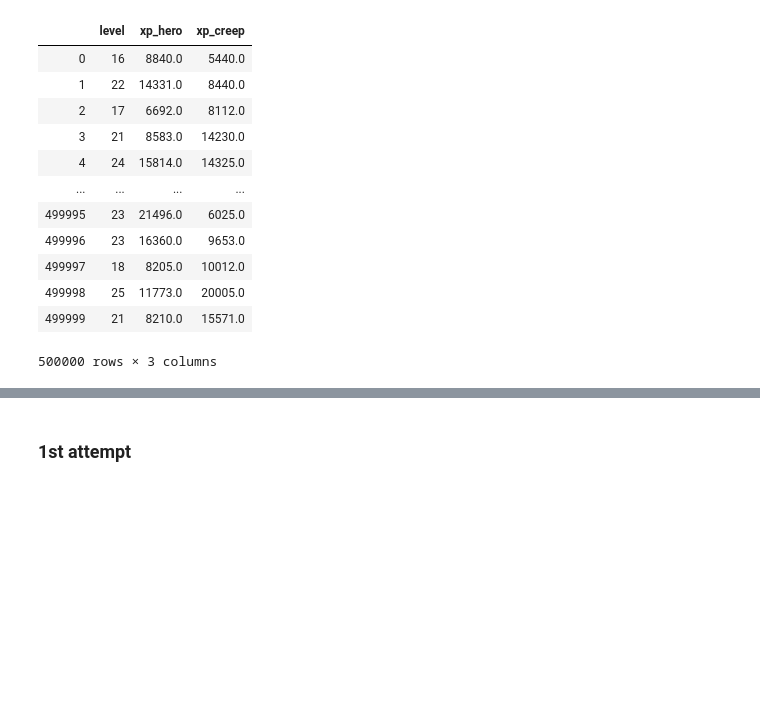
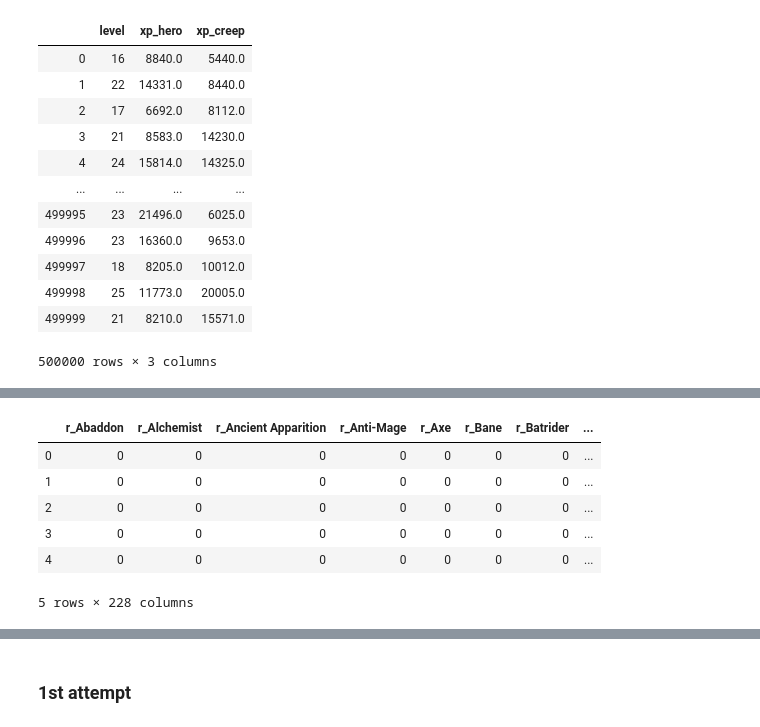
Before and after one commit to raymondng76/PRS-PSUPR-2019-08-13-IS1FT-CA1, a Jupyter notebook: code/CA1_DOTA2.ipynb, the cells around one changed output, grey strips where cells are left out. Cells and saved outputs as stored; diff of their text form; code cells hidden in the pictures; blank space fills up the shorter version.

```diff
--- a/code/CA1_DOTA2.ipynb
+++ b/code/CA1_DOTA2.ipynb
@@ -235,3 +244,13 @@ X.shape
+# %%
+X.head()
+# %% [output]
+|  | r_Abaddon | r_Alchemist | r_Ancient Apparition | r_Anti-Mage | r_Axe | r_Bane | r_Batrider | ... |
+| 0 | 0 | 0 | 0 | 0 | 0 | 0 | 0 | ... |
+| 1 | 0 | 0 | 0 | 0 | 0 | 0 | 0 | ... |
+| 2 | 0 | 0 | 0 | 0 | 0 | 0 | 0 | ... |
+| 3 | 0 | 0 | 0 | 0 | 0 | 0 | 0 | ... |
+| 4 | 0 | 0 | 0 | 0 | 0 | 0 | 0 | ... |
+5 rows × 228 columns
 # %%
 X.info()
 # %% [output]
```
Also changed, not shown: parts of 31 cells of this notebook.
